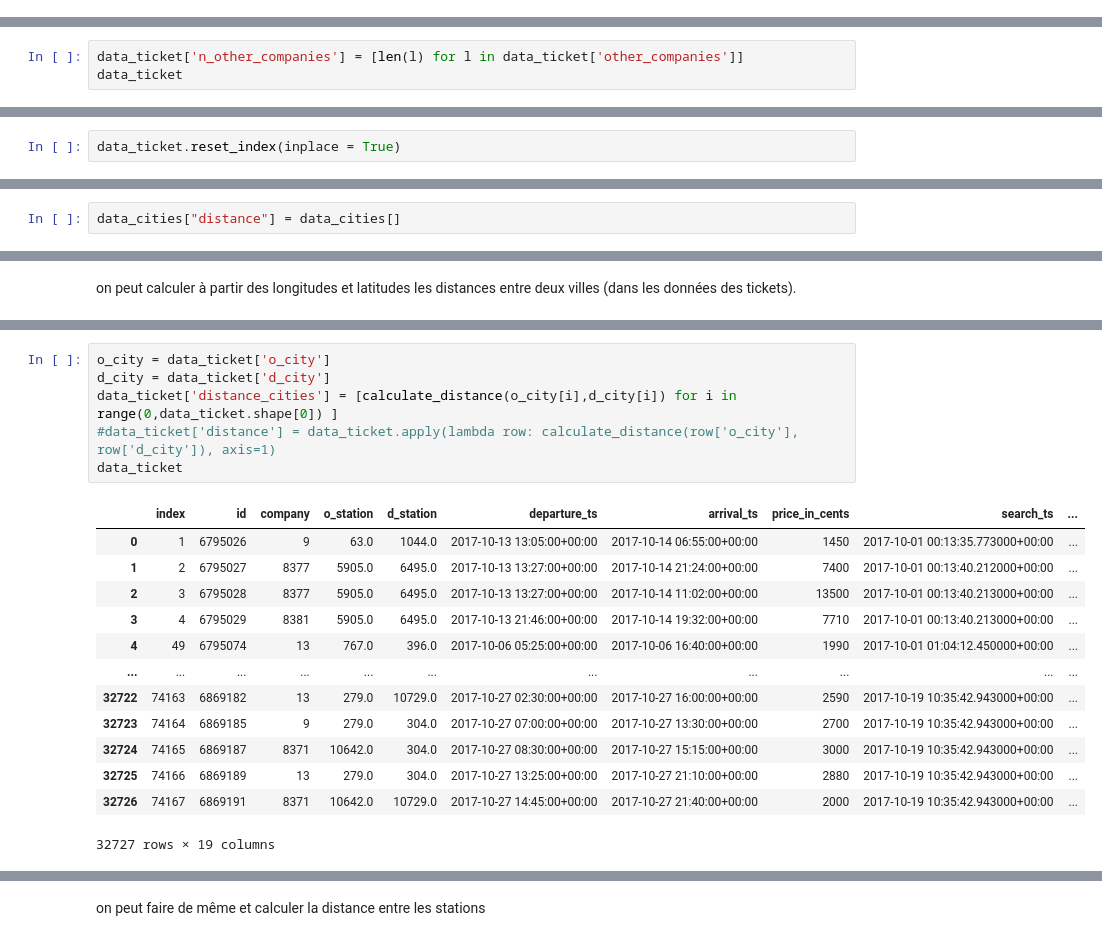
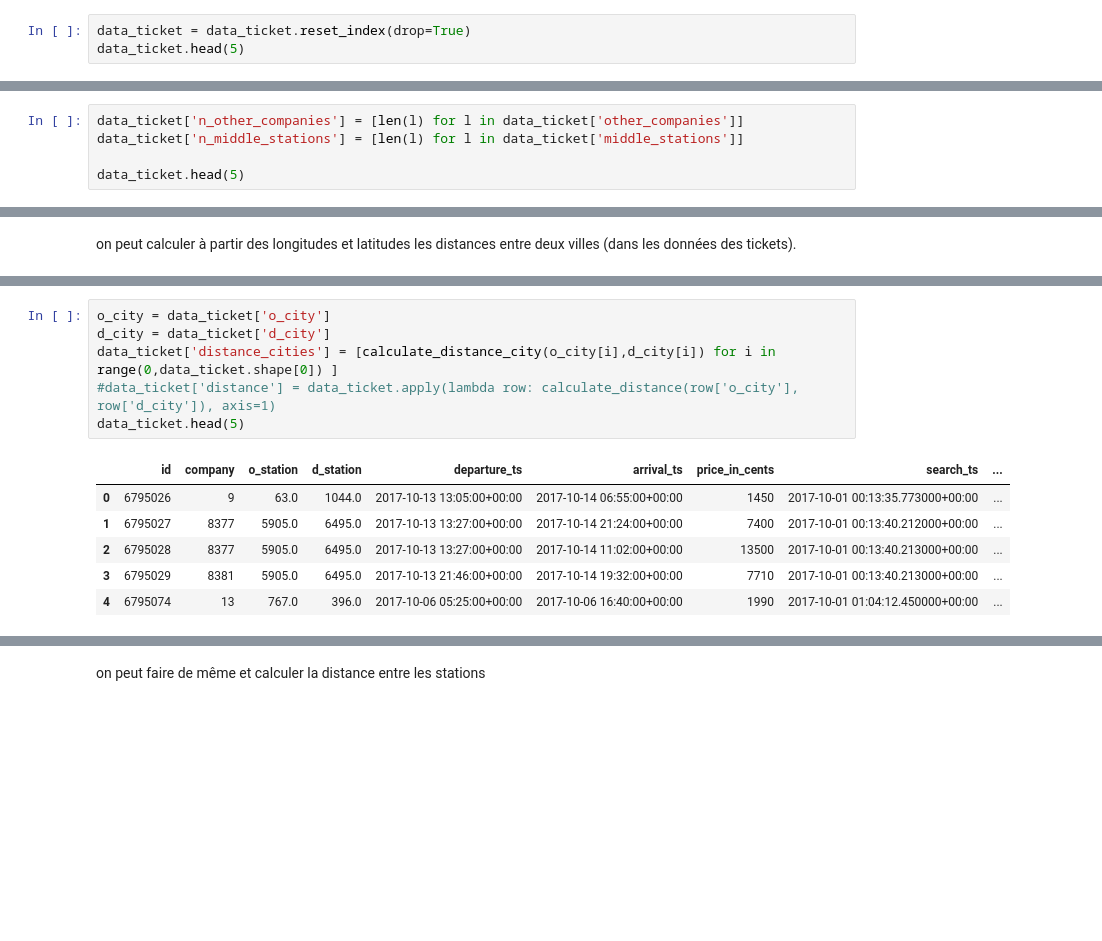
Before and after one commit to najwa-errachidy/Crunching_data, a Jupyter notebook: prediction.ipynb, the cells around one changed output, grey strips where cells are left out. Cells and saved outputs as stored; diff of their text form; blank space fills up the shorter version.

```diff
--- a/prediction.ipynb
+++ b/prediction.ipynb
@@ -61,3 +75,6 @@ other_companies    0
 o_city             0
 d_city             0
 dtype: int64
+# %%
+data_ticket = data_ticket.reset_index(drop=True)
+data_ticket.head(5)
@@ -169,7 +192,9 @@ data_ticket
 data_ticket ['other_companies'] = data_ticket.apply(lambda row: [val for val in row['other_companies'] if val != row['company']], axis=1)
 # %%
 data_ticket['n_other_companies'] = [len(l) for l in data_ticket['other_companies']]
-data_ticket
+data_ticket['n_middle_stations'] = [len(l) for l in data_ticket['middle_stations']]
+
+data_ticket.head(5)
 # %% [output]
 |  | id | company | o_station | d_station | departure_ts | arrival_ts | price_in_cents | search_ts | ... |
 | 1 | 6795026 | 9 | 63.0 | 1044.0 | 2017-10-13 13:05:00+00:00 | 2017-10-14 06:55:00+00:00 | 1450 | 2017-10-01 00:13:35.773000+00:00 | ... |
@@ -187,2 +204,0 @@ data_ticket
-# %%
-data_ticket.reset_index(inplace = True)
@@ -236,5 +234,3 @@ data_cities
 | 8038 | 11377 | Manises, Comunitat Valenciana, Es... | manises | 39.493000 | -0.462100 | NaN |
 | 8039 | 11537 | South Cambridgeshire, England, UK | south-cambridgeshire | 52.179600 | -0.003400 | NaN |
 8040 rows × 6 columns
-# %%
-data_cities["distance"] = data_cities[]
@@ -249,20 +245,13 @@ def calculate_distance_city(id1, id2):
 # %%
 o_city = data_ticket['o_city']
 d_city = data_ticket['d_city']
-data_ticket['distance_cities'] = [calculate_distance(o_city[i],d_city[i]) for i in range(0,data_ticket.shape[0]) ]
+data_ticket['distance_cities'] = [calculate_distance_city(o_city[i],d_city[i]) for i in range(0,data_ticket.shape[0]) ]
 #data_ticket['distance'] = data_ticket.apply(lambda row: calculate_distance(row['o_city'], row['d_city']), axis=1)
-data_ticket
+data_ticket.head(5)
 # %% [output]
-|  | index | id | company | o_station | d_station | departure_ts | arrival_ts | price_in_cents | search_ts | ... |
-| 0 | 1 | 6795026 | 9 | 63.0 | 1044.0 | 2017-10-13 13:05:00+00:00 | 2017-10-14 06:55:00+00:00 | 1450 | 2017-10-01 00:13:35.773000+00:00 | ... |
-| 1 | 2 | 6795027 | 8377 | 5905.0 | 6495.0 | 2017-10-13 13:27:00+00:00 | 2017-10-14 21:24:00+00:00 | 7400 | 2017-10-01 00:13:40.212000+00:00 | ... |
-| 2 | 3 | 6795028 | 8377 | 5905.0 | 6495.0 | 2017-10-13 13:27:00+00:00 | 2017-10-14 11:02:00+00:00 | 13500 | 2017-10-01 00:13:40.213000+00:00 | ... |
-| 3 | 4 | 6795029 | 8381 | 5905.0 | 6495.0 | 2017-10-13 21:46:00+00:00 | 2017-10-14 19:32:00+00:00 | 7710 | 2017-10-01 00:13:40.213000+00:00 | ... |
-| 4 | 49 | 6795074 | 13 | 767.0 | 396.0 | 2017-10-06 05:25:00+00:00 | 2017-10-06 16:40:00+00:00 | 1990 | 2017-10-01 01:04:12.450000+00:00 | ... |
-| ... | ... | ... | ... | ... | ... | ... | ... | ... | ... | ... |
-| 32722 | 74163 | 6869182 | 13 | 279.0 | 10729.0 | 2017-10-27 02:30:00+00:00 | 2017-10-27 16:00:00+00:00 | 2590 | 2017-10-19 10:35:42.943000+00:00 | ... |
-| 32723 | 74164 | 6869185 | 9 | 279.0 | 304.0 | 2017-10-27 07:00:00+00:00 | 2017-10-27 13:30:00+00:00 | 2700 | 2017-10-19 10:35:42.943000+00:00 | ... |
-| 32724 | 74165 | 6869187 | 8371 | 10642.0 | 304.0 | 2017-10-27 08:30:00+00:00 | 2017-10-27 15:15:00+00:00 | 3000 | 2017-10-19 10:35:42.943000+00:00 | ... |
-| 32725 | 74166 | 6869189 | 13 | 279.0 | 304.0 | 2017-10-27 13:25:00+00:00 | 2017-10-27 21:10:00+00:00 | 2880 | 2017-10-19 10:35:42.943000+00:00 | ... |
-| 32726 | 74167 | 6869191 | 8371 | 10642.0 | 10729.0 | 2017-10-27 14:45:00+00:00 | 2017-10-27 21:40:00+00:00 | 2000 | 2017-10-19 10:35:42.943000+00:00 | ... |
+|  | id | company | o_station | d_station | departure_ts | arrival_ts | price_in_cents | search_ts | ... |
+| 0 | 6795026 | 9 | 63.0 | 1044.0 | 2017-10-13 13:05:00+00:00 | 2017-10-14 06:55:00+00:00 | 1450 | 2017-10-01 00:13:35.773000+00:00 | ... |
+| 1 | 6795027 | 8377 | 5905.0 | 6495.0 | 2017-10-13 13:27:00+00:00 | 2017-10-14 21:24:00+00:00 | 7400 | 2017-10-01 00:13:40.212000+00:00 | ... |
+| 2 | 6795028 | 8377 | 5905.0 | 6495.0 | 2017-10-13 13:27:00+00:00 | 2017-10-14 11:02:00+00:00 | 13500 | 2017-10-01 00:13:40.213000+00:00 | ... |
+| 3 | 6795029 | 8381 | 5905.0 | 6495.0 | 2017-10-13 21:46:00+00:00 | 2017-10-14 19:32:00+00:00 | 7710 | 2017-10-01 00:13:40.213000+00:00 | ... |
+| 4 | 6795074 | 13 | 767.0 | 396.0 | 2017-10-06 05:25:00+00:00 | 2017-10-06 16:40:00+00:00 | 1990 | 2017-10-01 01:04:12.450000+00:00 | ... |
-32727 rows × 19 columns
```
Also changed, not shown: parts of 69 cells of this notebook.
